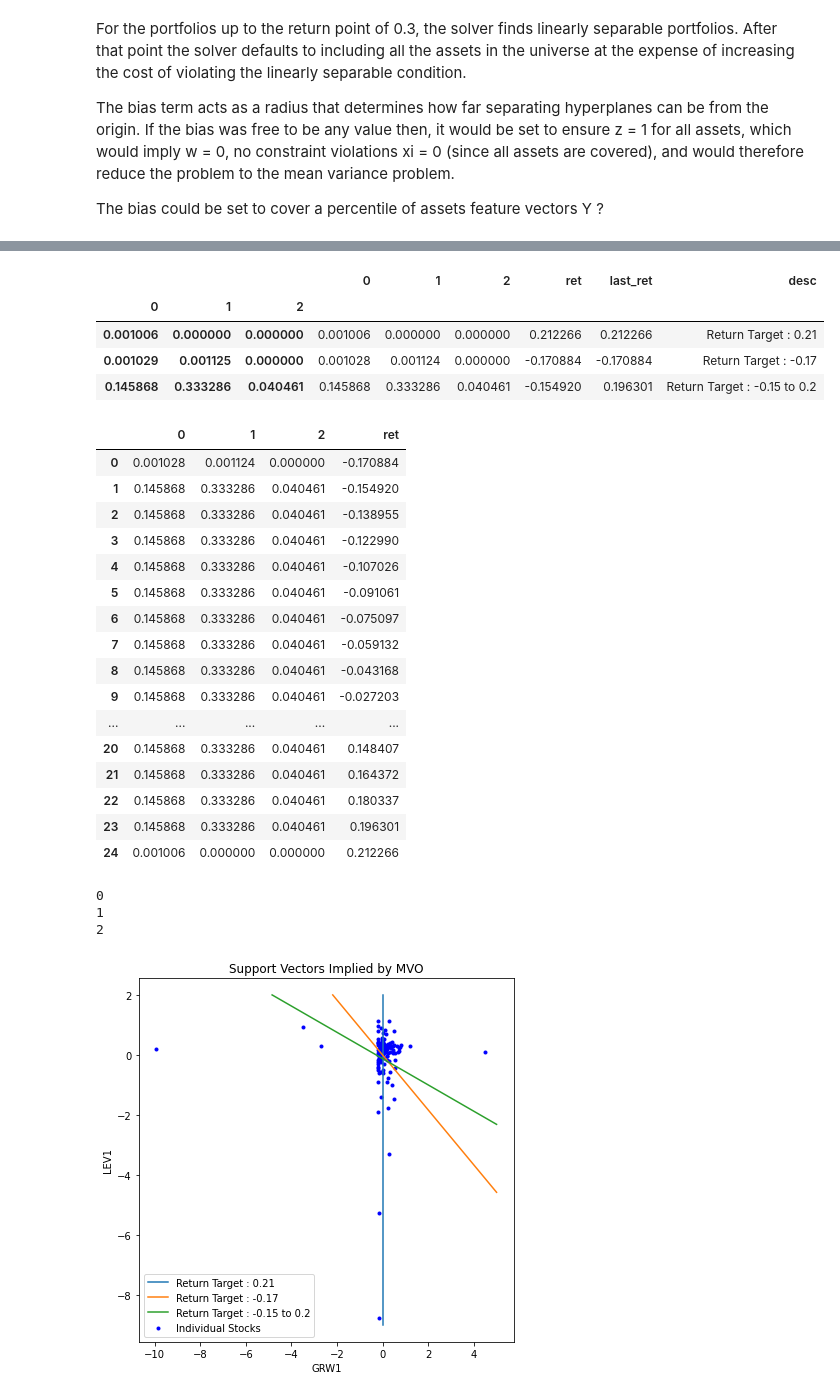
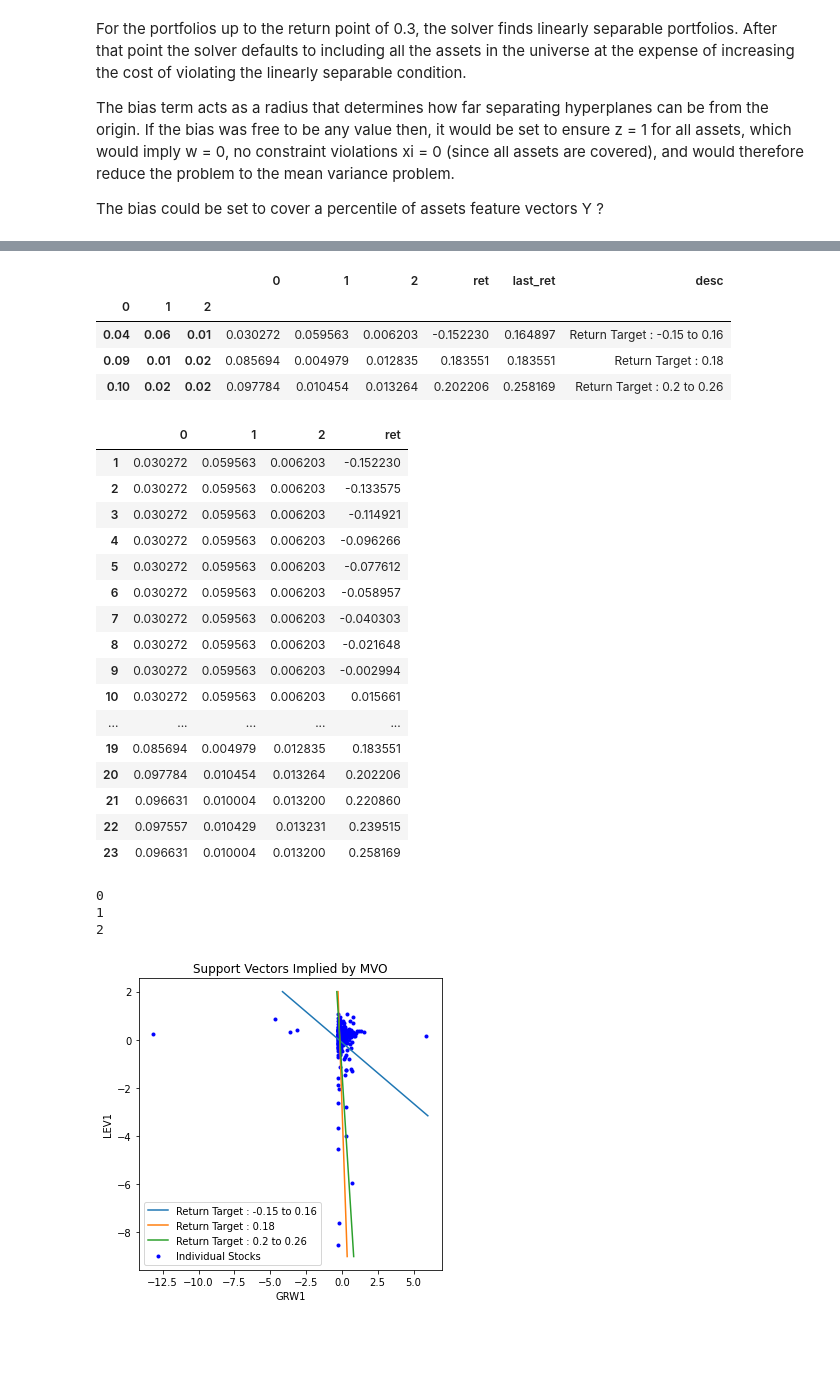
Before and after one commit to davidislip/SVM-and-MVO, a Jupyter notebook: Joint_Optimization_2_Factor_Single_Month.ipynb, the cells around one changed output, grey strips where cells are left out. Saved outputs shown, nothing was run; the diff lists cells and outputs as text; code cells hidden in the pictures; blank space fills up the shorter version.

```diff
--- a/Joint_Optimization_2_Factor_Single_Month.ipynb
+++ b/Joint_Optimization_2_Factor_Single_Month.ipynb
@@ -78,7 +103,7 @@ Timestamp('2000-07-01 00:00:00')
 # %%
 #preprocessing
 cov_, mean_ = forecasts[mth]
-N = len(mean)
+N = len(mean_)
 cov = cov_[:N,:N]
 mean = mean_[:N,:]
 tics = list(rets.columns[:N])
@@ -376,7 +412,8 @@ def getline(ws):
 # %%
 supports  = pd.DataFrame(ws)
 supports['ret'] = SVM_Slck_EF[1,:]
-bigM = 10**(6)
+supports.drop([0, len(supports)-1],inplace = True)
+bigM = 10**(2)
 supports_uniq = supports.groupby([np.ceil(supports[0] * bigM) /bigM,  \
                   np.ceil(supports[1] * bigM) / bigM, \
                   np.ceil(supports[2] * bigM) / bigM]).first()
@@ -394,50 +431,50 @@ supports_uniq
 # %% [output]
 |  |  |  | 0 | 1 | 2 | ret | last_ret | desc |
 | 0 | 1 | 2 |  |  |  |  |  |  |
-| 0.001006 | 0.000000 | 0.000000 | 0.001006 | 0.000000 | 0.000000 | 0.212266 | 0.212266 | Return Target : 0.21 |
-| 0.001029 | 0.001125 | 0.000000 | 0.001028 | 0.001124 | 0.000000 | -0.170884 | -0.170884 | Return Target : -0.17 |
-| 0.145868 | 0.333286 | 0.040461 | 0.145868 | 0.333286 | 0.040461 | -0.154920 | 0.196301 | Return Target : -0.15 to 0.2 |
+| 0.04 | 0.06 | 0.01 | 0.030272 | 0.059563 | 0.006203 | -0.152230 | 0.164897 | Return Target : -0.15 to 0.16 |
+| 0.09 | 0.01 | 0.02 | 0.085694 | 0.004979 | 0.012835 | 0.183551 | 0.183551 | Return Target : 0.18 |
+| 0.10 | 0.02 | 0.02 | 0.097784 | 0.010454 | 0.013264 | 0.202206 | 0.258169 | Return Target : 0.2 to 0.26 |
 # %%
 supports
 # %% [output]
 |  | 0 | 1 | 2 | ret |
-| 0 | 0.001028 | 0.001124 | 0.000000 | -0.170884 |
-| 1 | 0.145868 | 0.333286 | 0.040461 | -0.154920 |
-| 2 | 0.145868 | 0.333286 | 0.040461 | -0.138955 |
-| 3 | 0.145868 | 0.333286 | 0.040461 | -0.122990 |
-| 4 | 0.145868 | 0.333286 | 0.040461 | -0.107026 |
-| 5 | 0.145868 | 0.333286 | 0.040461 | -0.091061 |
-| 6 | 0.145868 | 0.333286 | 0.040461 | -0.075097 |
-| 7 | 0.145868 | 0.333286 | 0.040461 | -0.059132 |
-| 8 | 0.145868 | 0.333286 | 0.040461 | -0.043168 |
-| 9 | 0.145868 | 0.333286 | 0.040461 | -0.027203 |
+| 1 | 0.030272 | 0.059563 | 0.006203 | -0.152230 |
+| 2 | 0.030272 | 0.059563 | 0.006203 | -0.133575 |
+| 3 | 0.030272 | 0.059563 | 0.006203 | -0.114921 |
+| 4 | 0.030272 | 0.059563 | 0.006203 | -0.096266 |
+| 5 | 0.030272 | 0.059563 | 0.006203 | -0.077612 |
+| 6 | 0.030272 | 0.059563 | 0.006203 | -0.058957 |
+| 7 | 0.030272 | 0.059563 | 0.006203 | -0.040303 |
+| 8 | 0.030272 | 0.059563 | 0.006203 | -0.021648 |
+| 9 | 0.030272 | 0.059563 | 0.006203 | -0.002994 |
+| 10 | 0.030272 | 0.059563 | 0.006203 | 0.015661 |
 | ... | ... | ... | ... | ... |
-| 20 | 0.145868 | 0.333286 | 0.040461 | 0.148407 |
-| 21 | 0.145868 | 0.333286 | 0.040461 | 0.164372 |
-| 22 | 0.145868 | 0.333286 | 0.040461 | 0.180337 |
-| 23 | 0.145868 | 0.333286 | 0.040461 | 0.196301 |
-| 24 | 0.001006 | 0.000000 | 0.000000 | 0.212266 |
+| 19 | 0.085694 | 0.004979 | 0.012835 | 0.183551 |
+| 20 | 0.097784 | 0.010454 | 0.013264 | 0.202206 |
+| 21 | 0.096631 | 0.010004 | 0.013200 | 0.220860 |
+| 22 | 0.097557 | 0.010429 | 0.013231 | 0.239515 |
+| 23 | 0.096631 | 0.010004 | 0.013200 | 0.258169 |
 # %%
-fig, ax = plt.subplots(figsize=(6,6))
+fig, ax = plt.subplots(figsize=(5,5))
 
 # Plot volatility versus expected return for individual stocks
 ax.scatter(x=Y_.iloc[:,0], y=Y_.iloc[:,1],
            color='Blue', label='Individual Stocks', marker = '.')
 #for stock in Y_.index:
   #ax.annotate(stock, (Y_.loc[stock][0], Y_.loc[stock[1]))
 for i in range(supports_uniq[[0,1,2]].values.shape[0]):
   print(i)
   line = getline(supports_uniq[[0,1,2]].values[i,:])
   if line is not None:
     ax.plot(*zip(*line), label = supports_uniq.iloc[i]['desc'])
 plt.legend();
 plt.ylabel(Y_.columns[0])
 plt.xlabel(Y_.columns[1])
 plt.title('Support Vectors Implied by MVO')
 plt.tight_layout()
 plt.savefig(pth+"SVM MVO/Images/p3.png",dpi = dpi_setting)
 # %% [output]
 0
 1
 2
-[figure, old version]
+[figure, new version]
```
Also changed, not shown: parts of 17 cells of this notebook.
